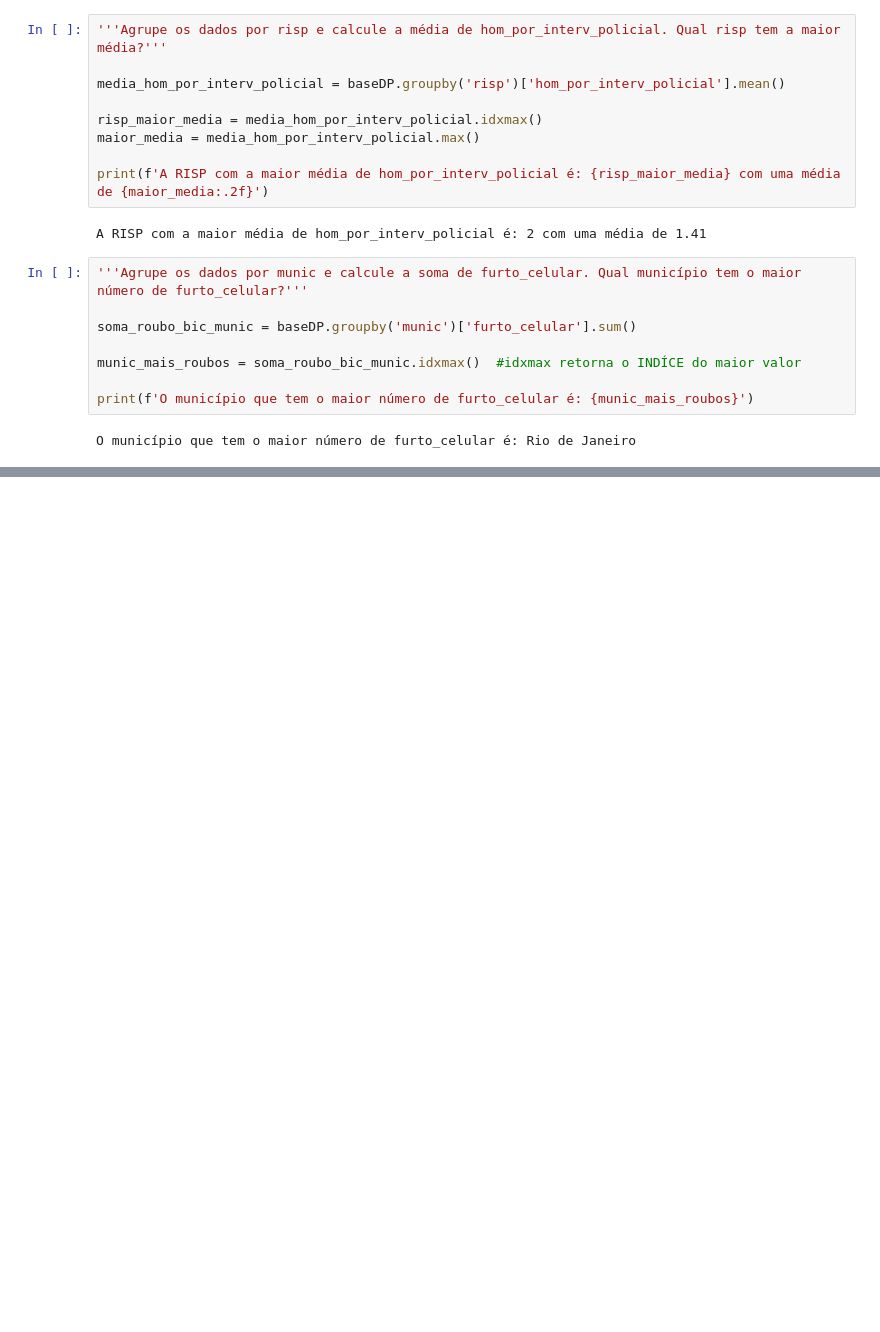
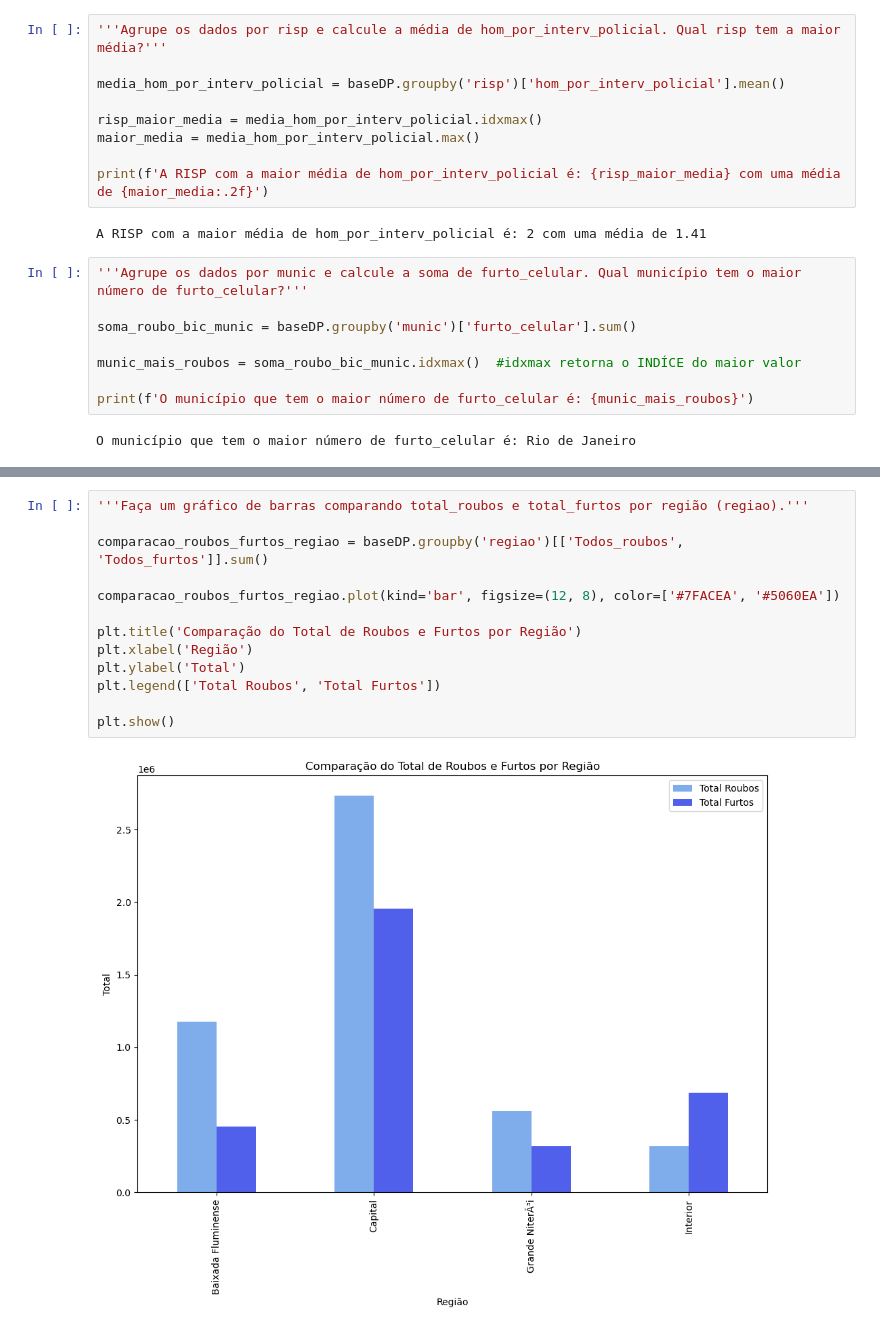
Before and after one commit to mt076/Projetos-, a Jupyter notebook: Projeto-Dash-PY-JS/Explo_Limp.ipynb, the cells around one changed output, grey strips where cells are left out. Saved outputs shown, nothing was run; the diff lists cells and outputs as text; blank space fills up the shorter version.

```diff
--- a/Projeto-Dash-PY-JS/Explo_Limp.ipynb
+++ b/Projeto-Dash-PY-JS/Explo_Limp.ipynb
@@ -268,0 +316,15 @@ A região com a maior taxa de roubos de celulares por habitante é: nan com uma
+# %%
+'''Faça um gráfico de barras comparando total_roubos e total_furtos por região (regiao).'''
+
+comparacao_roubos_furtos_regiao = baseDP.groupby('regiao')[['Todos_roubos', 'Todos_furtos']].sum()
+
+comparacao_roubos_furtos_regiao.plot(kind='bar', figsize=(12, 8), color=['#7FACEA', '#5060EA'])
+
+plt.title('Comparação do Total de Roubos e Furtos por Região')
+plt.xlabel('Região')
+plt.ylabel('Total')
+plt.legend(['Total Roubos', 'Total Furtos'])
+
+plt.show()
+# %% [output]
+[figure, added]
```
Also changed, not shown: parts of 39 cells of this notebook, 4 other files.
